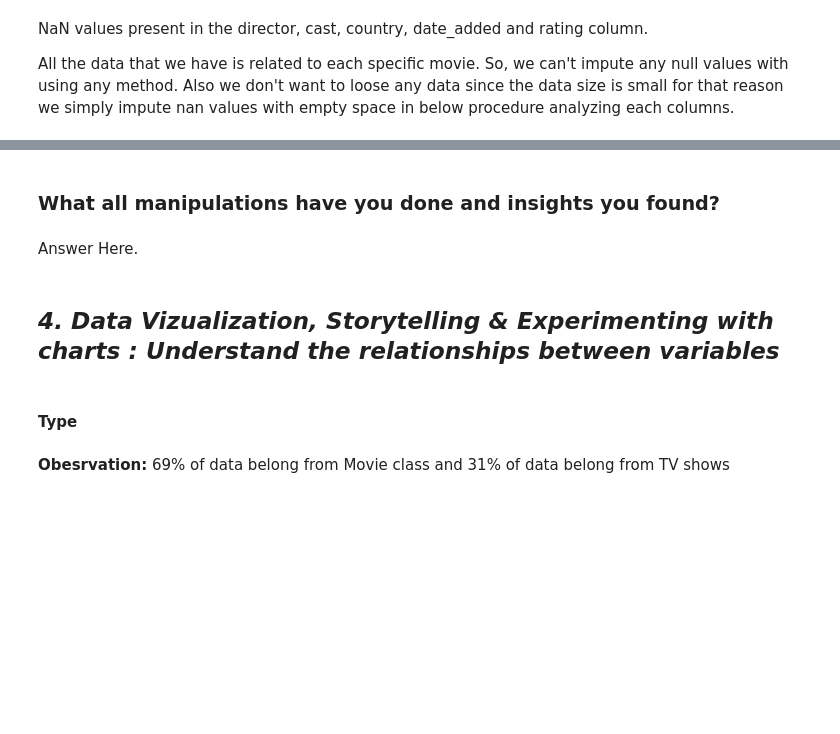
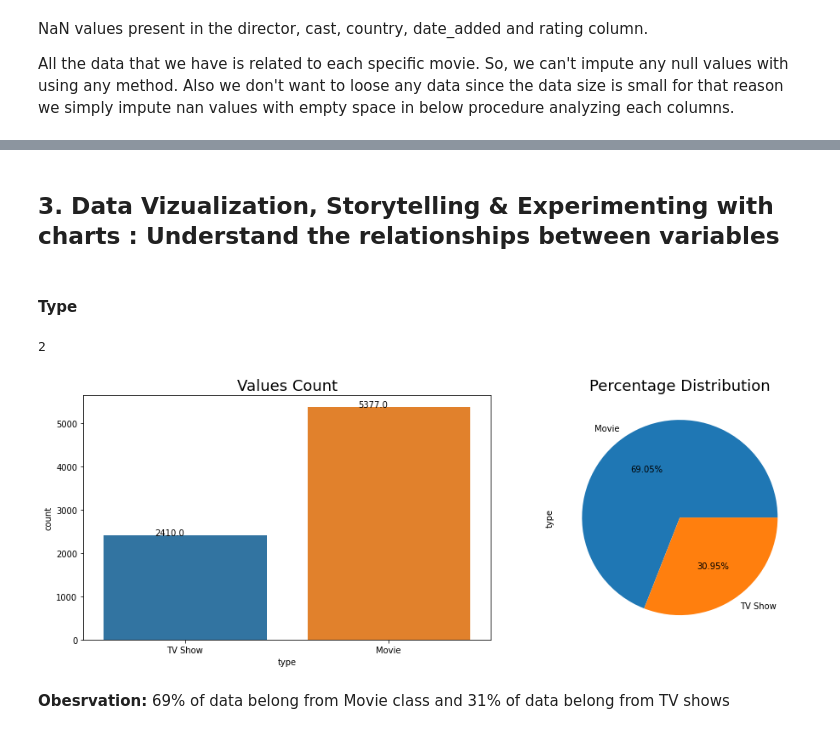
Before and after one commit to harkpun/Netflix-Movie-and-TV-Shows-Clustering, a Jupyter notebook: Netflix_Movie_and_TV_Shows_Clustering.ipynb, the cells around one changed output, grey strips where cells are left out. Cells and saved outputs as stored; diff of their text form; code cells hidden in the pictures; blank space fills up the shorter version.

```diff
--- a/Netflix_Movie_and_TV_Shows_Clustering.ipynb
+++ b/Netflix_Movie_and_TV_Shows_Clustering.ipynb
@@ -167,32 +276,29 @@ data.info()
-# %%
-# Write your code to make your dataset analysis ready.
-df = data.drop('show_id', axis=1)
-# %% [markdown]
-### What all manipulations have you done and insights you found?
-# %% [markdown]
-Answer Here.
 # %% [markdown]
-## ***4. Data Vizualization, Storytelling & Experimenting with charts : Understand the relationships between variables***
+## **3. Data Vizualization, Storytelling & Experimenting with charts : Understand the relationships between variables**
 # %% [markdown]
 #### **Type**
+# %%
+df['type'].nunique()
+# %% [output]
+2
 # %%
-# Chart - 1 visualization code
-
 fig,ax = plt.subplots(1,2, figsize=(14,5))
 
 # coutplot
-graph = sns.countplot(x=data['type'], ax=ax[0])
+graph = sns.countplot(x=df['type'], ax=ax[0])
 graph.set_title('Values Count', size=18)
 # adding value count on the top of bar
 for p in graph.patches:
    graph.annotate('{:.1f}'.format(p.get_height()), (p.get_x()+0.25, p.get_height()+0.01))
 
 # piechart
 df['type'].value_counts().plot(kind='pie', autopct='%1.2f%%', ax=ax[1])
 plt.title('Percentage Distribution', size=18)
 
 plt.tight_layout()
 plt.show()
+# %% [output]
+[figure, added]
 # %% [markdown]
 **Obesrvation:** 69% of data belong from Movie class and 31% of data belong from TV shows
 # %% [markdown]
```
Also changed, not shown: parts of 183 cells of this notebook.
